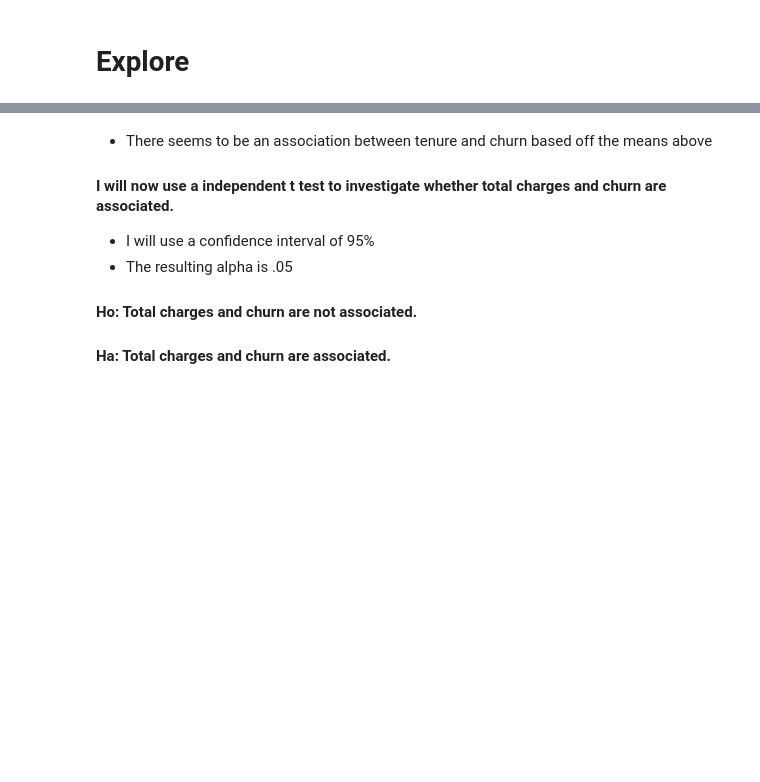
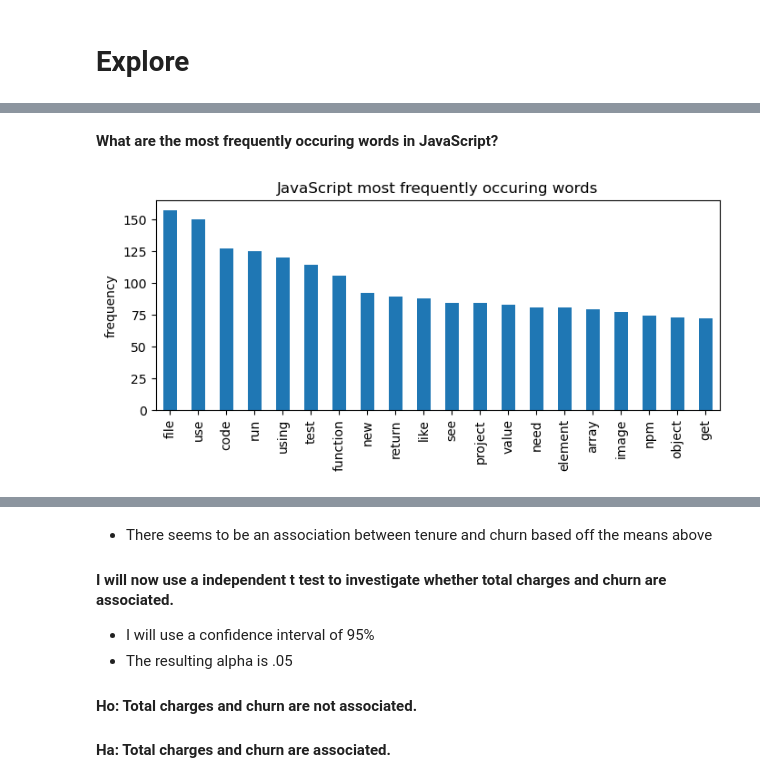
Before and after one commit to Science-of-the-Fork/nlp-project, a Jupyter notebook: final_report.ipynb, the cells around one changed output, grey strips where cells are left out. Cells and saved outputs as stored; diff of their text form; code cells hidden in the pictures; blank space fills up the shorter version.

```diff
--- a/final_report.ipynb
+++ b/final_report.ipynb
@@ -200,0 +107,6 @@ plt.show()
+# %% [markdown]
+**What are the most frequently occuring words in JavaScript?**
+# %%
+e.most_frequent_javascript(df)
+# %% [output]
+[figure, added]
```
Also changed, not shown: parts of 104 cells of this notebook, 3 other files.
